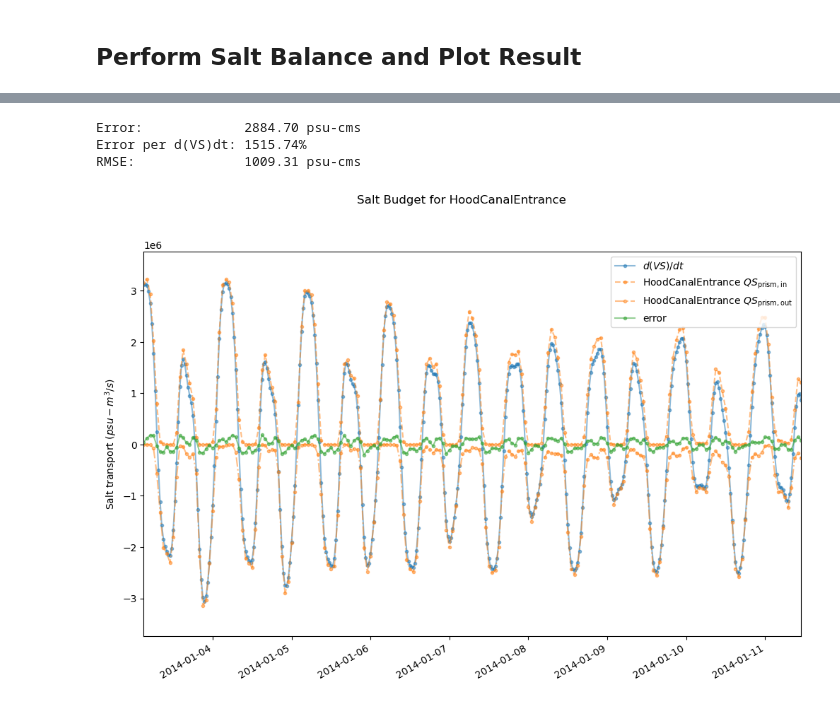
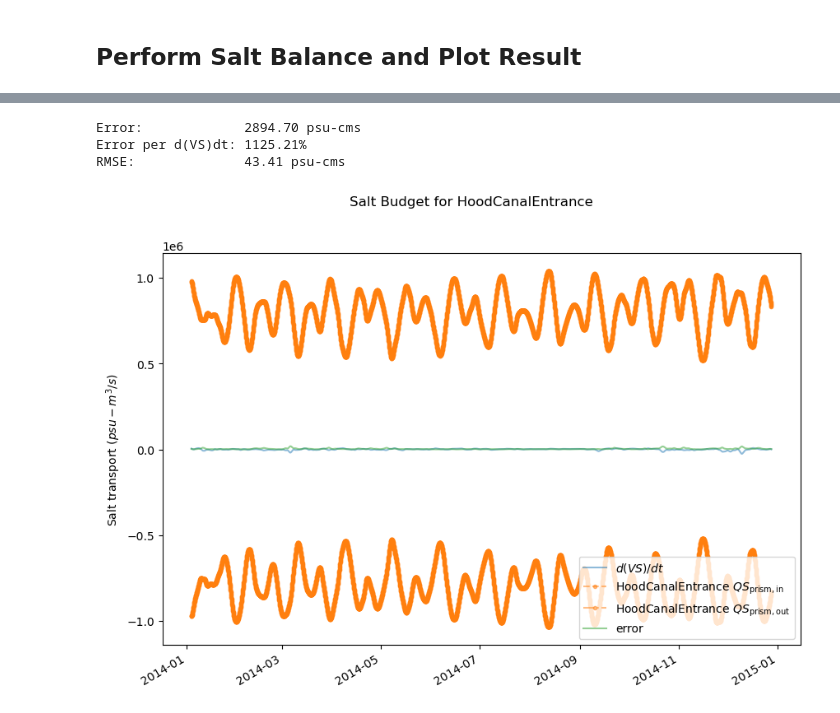
Before and after one commit to bedaro/ssm-analysis, a Jupyter notebook: transport/TEFBudget.ipynb, the cells around one changed output, grey strips where cells are left out. Cells and saved outputs as stored; diff of their text form; code cells hidden in the pictures.

```diff
--- a/transport/TEFBudget.ipynb
+++ b/transport/TEFBudget.ipynb
@@ -362,5 +331,5 @@ vol_budget.tail()
 # %%
-fig, ax = plt.subplots(figsize=(12,8))
+fig, ax = plt.subplots(figsize=(10,7))
 l = None
 for c in vol_budget.columns:
     color = None
@@ -373,13 +342,14 @@ for c in vol_budget.columns:
         linestyle = '.-'
     l = ax.plot(vol_budget[c].dropna(), linestyle, color=color, label=c, alpha=0.5)
 
+qr = vol_budget['$Q_R$'].dropna()
 if not tide_avg:
-    qr = vol_budget['$Q_R$'].dropna()
     ax.set(xbound=(qr.index[8400], qr.index[8460]))
 ax.set(ylabel="Flow ($m^3/s$)")
 ax.legend()
 fig.autofmt_xdate()
 fig.suptitle(f'Volume Budget for {", ".join(section_names)}')
+fig.savefig(out_file('vol_budget.png'))
 
 # Fudge factor to get the tide cycle right on mean error
 fudge = 83
@@ -468,7 +438,6 @@ masked_array(data=[-1551690.884399748, -668570.9053551895,
 # %%
 if tide_avg:
     dVSdt = filt_godin(dVSdt)
-    dVSdt_section = filt_godin(dVSdt_section)
     for s in section_names:
         qs_in[s] = filt_godin(qs_in[s])
         qs_out[s] = filt_godin(qs_out[s])
@@ -478,10 +447,9 @@ if tide_avg:
 model_salt_df = pd.DataFrame({'$d(VS)/dt$': dVSdt[:right_cut_model-1]}, index=model_dates)
 salt_section_data = {}
 for x in section_names:
-    salt_section_data[x + ' $QS_\mathrm{prism,in}$'] = qs_in[x]
-    salt_section_data[x + ' $QS_\mathrm{prism,out}$'] = qs_out[x]
+    salt_section_data[x + ' $QS_\mathrm{prism,in}$'] = qs_in[x][:right_cut_section]
+    salt_section_data[x + ' $QS_\mathrm{prism,out}$'] = qs_out[x][:right_cut_section]
 salt_budget = model_salt_df.merge(pd.DataFrame(salt_section_data, index=section_dates),
                                   how='left', left_index=True, right_index=True)
-salt_budget['error'] = -salt_budget['$d(VS)/dt$'] + salt_budget[salt_budget.columns[salt_budget.columns != '$d(VS)/dt$']].sum(1, skipna=False)
-salt_budget.tail()
+salt_budget.dropna().tail()
 # %% [output]
@@ -493,0 +462,7 @@ salt_budget.tail()
+# %%
+if tide_avg:
+    # We have to make all the data hourly in order for the tidal averaging to work correctly
+    salt_budget.dropna(inplace=True)
+    for c in salt_budget.columns:
+        salt_budget[c] = filt_godin(salt_budget[c].to_numpy())
+    display(salt_budget.dropna().tail())
@@ -494,33 +486,34 @@ salt_budget.tail()
 # %%
-fig, ax = plt.subplots(figsize=(12,8))
+fig, ax = plt.subplots(figsize=(10,7))
 l = None
 for c in salt_budget.columns:
     color = None
     if c[-5:-2] == 'out':
         color = l[0].get_color()
         linestyle = '.-.'
     elif c[-4:-2] == 'in':
         linestyle = '.--'
     else:
-        linestyle = '.-'
+        linestyle = '-'
     l = ax.plot(salt_budget[c].dropna(), linestyle, color=color, label=c, alpha=0.5)
 if not tide_avg:
-    ax.set(xbound=(section_dates[50], section_dates[250]))
+    ax.set(xbound=(section_dates[4400], section_dates[4460]))
 ax.set(ylabel="Salt transport ($psu-m^3/s$)")
 ax.legend()
 fig.autofmt_xdate()
 fig.suptitle(f'Salt Budget for {", ".join(section_names)}')
+fig.savefig(out_file('salt_budget.png'))
 
 salt_error = salt_budget[['$d(VS)/dt$','error']].dropna()[fudge:]
 mean_salt_error = salt_error['error'].mean()
 error_per_dvsdt = np.abs(mean_salt_error / salt_error['$d(VS)/dt$'][fudge:].mean())
 rmse = np.sqrt((salt_error['error'] ** 2).sum())/len(salt_error['error'])
 
 print(f'Error:             {mean_salt_error:.2f} psu-cms')
 print(f'Error per d(VS)dt: {error_per_dvsdt*100:.2f}%')
 print(f'RMSE:              {rmse:.2f} psu-cms')
 # %% [output]
-Error:             2884.70 psu-cms
-Error per d(VS)dt: 1515.74%
-RMSE:              1009.31 psu-cms
+Error:             2894.70 psu-cms
+Error per d(VS)dt: 1125.21%
+RMSE:              43.41 psu-cms
-[figure, old version]
+[figure, new version]
```
Also changed, not shown: parts of 15 cells of this notebook, 8 other files.
